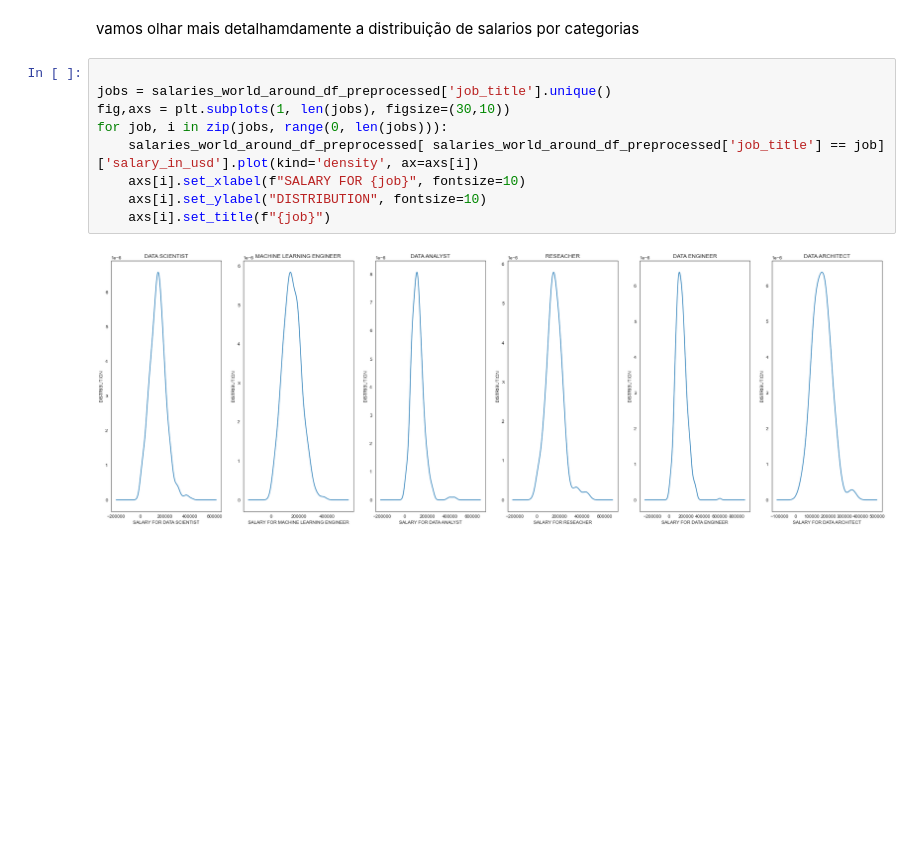
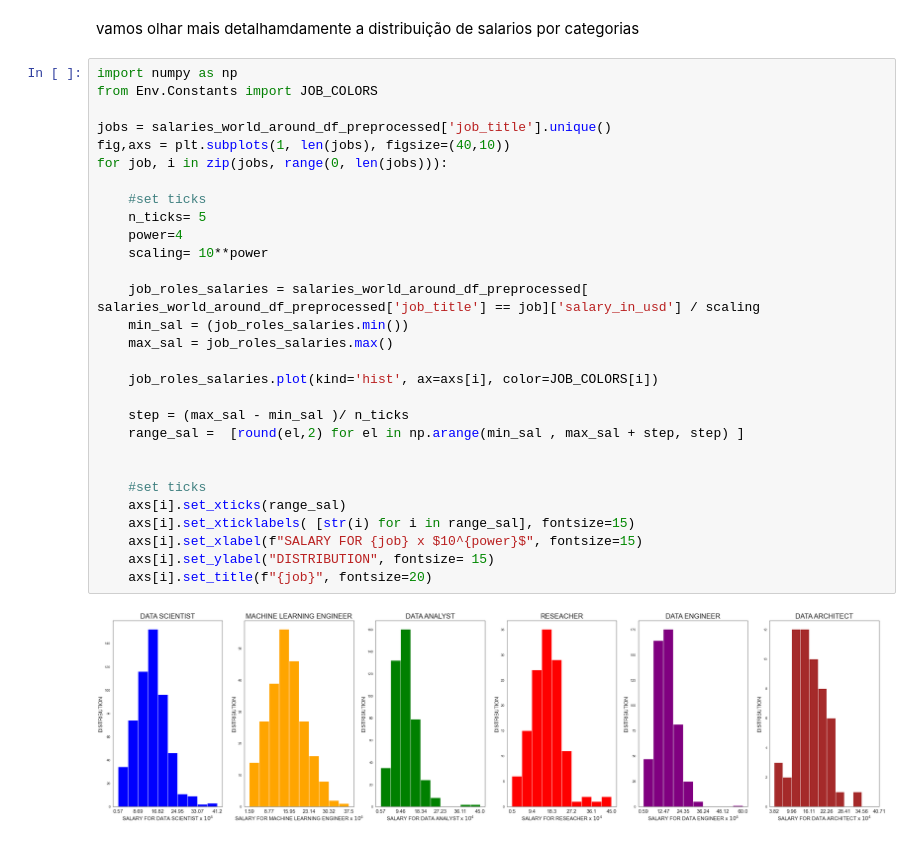
Before and after one commit to lucasvittal2/data_science_job_market_analysis, a Jupyter notebook: SprintI_counting_the_history.ipynb, the cells around one changed output. Drawn from its saved outputs; the diff is of its cells as text; blank space fills up the shorter version.

```diff
--- a/SprintI_counting_the_history.ipynb
+++ b/SprintI_counting_the_history.ipynb
@@ -499,13 +511,33 @@ Text(0, 0.5, 'Salary in USD')
 # %% [markdown]
 vamos olhar mais detalhamdamente a distribuição de salarios por categorias
 # %%
+import numpy as np
+from Env.Constants import JOB_COLORS
 
 jobs = salaries_world_around_df_preprocessed['job_title'].unique()
-fig,axs = plt.subplots(1, len(jobs), figsize=(30,10))
+fig,axs = plt.subplots(1, len(jobs), figsize=(40,10))
 for job, i in zip(jobs, range(0, len(jobs))):
-    salaries_world_around_df_preprocessed[ salaries_world_around_df_preprocessed['job_title'] == job]['salary_in_usd'].plot(kind='density', ax=axs[i])
-    axs[i].set_xlabel(f"SALARY FOR {job}", fontsize=10)
-    axs[i].set_ylabel("DISTRIBUTION", fontsize=10)
-    axs[i].set_title(f"{job}")
+
+    #set ticks
+    n_ticks= 5
+    power=4
+    scaling= 10**power
+
+    job_roles_salaries = salaries_world_around_df_preprocessed[ salaries_world_around_df_preprocessed['job_title'] == job]['salary_in_usd'] / scaling
+    min_sal = (job_roles_salaries.min())
+    max_sal = job_roles_salaries.max()
+
+    job_roles_salaries.plot(kind='hist', ax=axs[i], color=JOB_COLORS[i])
+
+    step = (max_sal - min_sal )/ n_ticks
+    range_sal =  [round(el,2) for el in np.arange(min_sal , max_sal + step, step) ]
+
+
+    #set ticks
+    axs[i].set_xticks(range_sal)
+    axs[i].set_xticklabels( [str(i) for i in range_sal], fontsize=15)
+    axs[i].set_xlabel(f"SALARY FOR {job} x $10^{power}$", fontsize=15)
+    axs[i].set_ylabel("DISTRIBUTION", fontsize= 15)
+    axs[i].set_title(f"{job}", fontsize=20)
 # %% [output]
-[figure, old version]
+[figure, new version]
```
Also changed, not shown: parts of 57 cells of this notebook, 3 other files.
